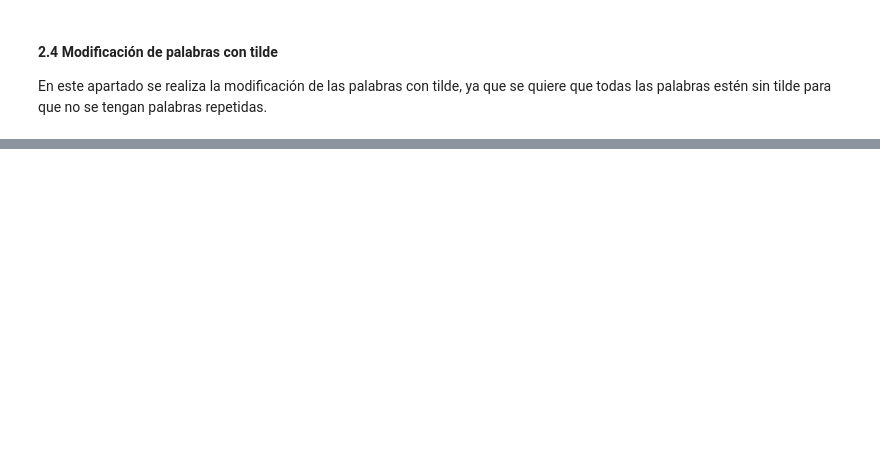
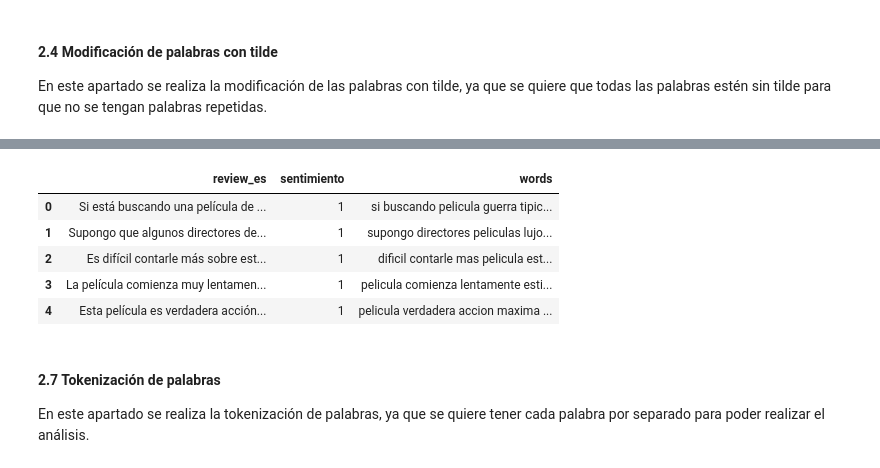
Before and after one commit to Zucaritas-BI/Proyecto-1, a Jupyter notebook: proy_desarrollo.ipynb, the cells around one changed output, grey strips where cells are left out. Cells and saved outputs as stored; diff of their text form; code cells hidden in the pictures; blank space fills up the shorter version.

```diff
--- a/proy_desarrollo.ipynb
+++ b/proy_desarrollo.ipynb
@@ -177,0 +285,28 @@ En este apartado se realiza la eliminación de las palabras vacías, ya que esta
+# %%
+def replace_numbers(words):
+    """Replace all interger occurrences in list of tokenized words with textual representation"""
+    p = inflect.engine()
+    new_words = []
+    for word in words:
+        if word.isdigit():
+            new_word = p.number_to_words(word)
+            new_words.append(new_word)
+        else:
+            new_words.append(word)
+    return new_words
+# %%
+# Reemplazar los números por palabras
+df_movies_prep['words'] = df_movies_prep['words'].apply(lambda x: ' '.join(replace_numbers(x.split())))
+
+#Visualización de los cambios
+df_movies_prep.head()
+# %% [output]
+|  | review_es | sentimiento | words |
+| 0 | Si está buscando una película de ... | 1 | si buscando pelicula guerra tipic... |
+| 1 | Supongo que algunos directores de... | 1 | supongo directores peliculas lujo... |
+| 2 | Es difícil contarle más sobre est... | 1 | dificil contarle mas pelicula est... |
+| 3 | La película comienza muy lentamen... | 1 | pelicula comienza lentamente esti... |
+| 4 | Esta película es verdadera acción... | 1 | pelicula verdadera accion maxima ... |
+# %% [markdown]
+#### 2.7 Tokenización de palabras
+En este apartado se realiza la tokenización de palabras, ya que se quiere tener cada palabra por separado para poder realizar el análisis.
```
Also changed, not shown: parts of 25 cells of this notebook.
